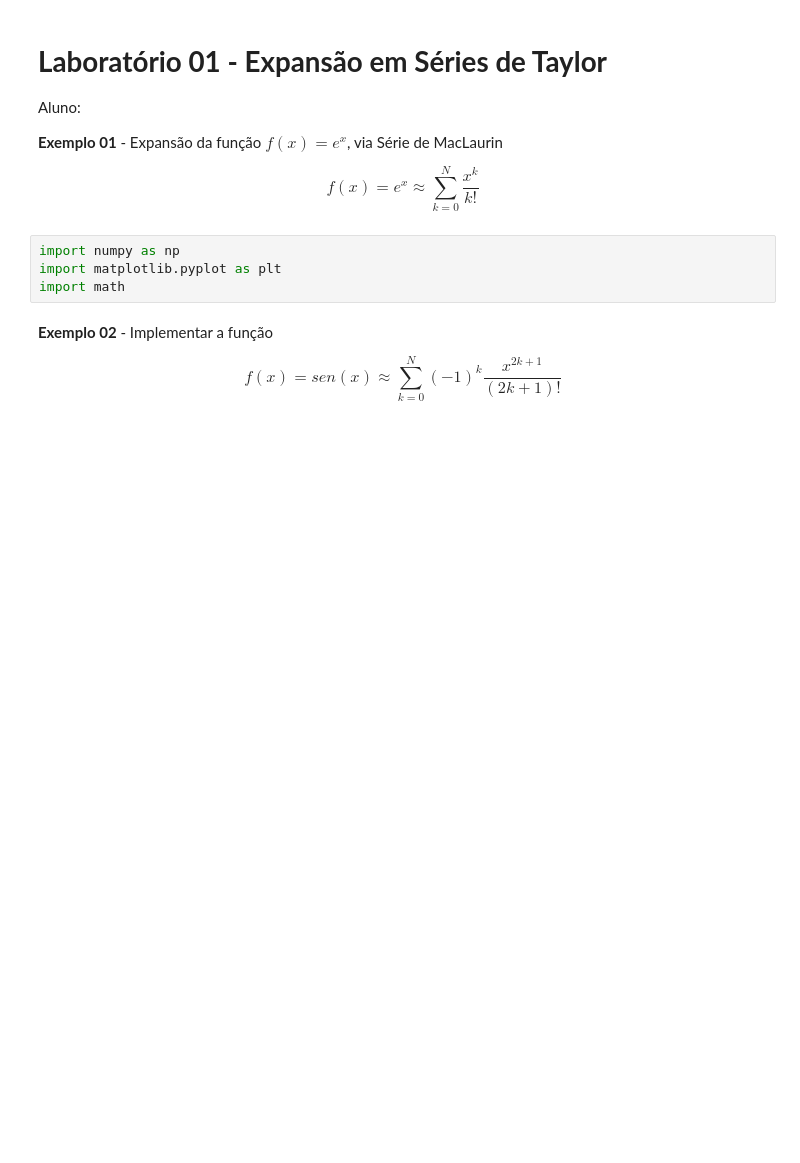
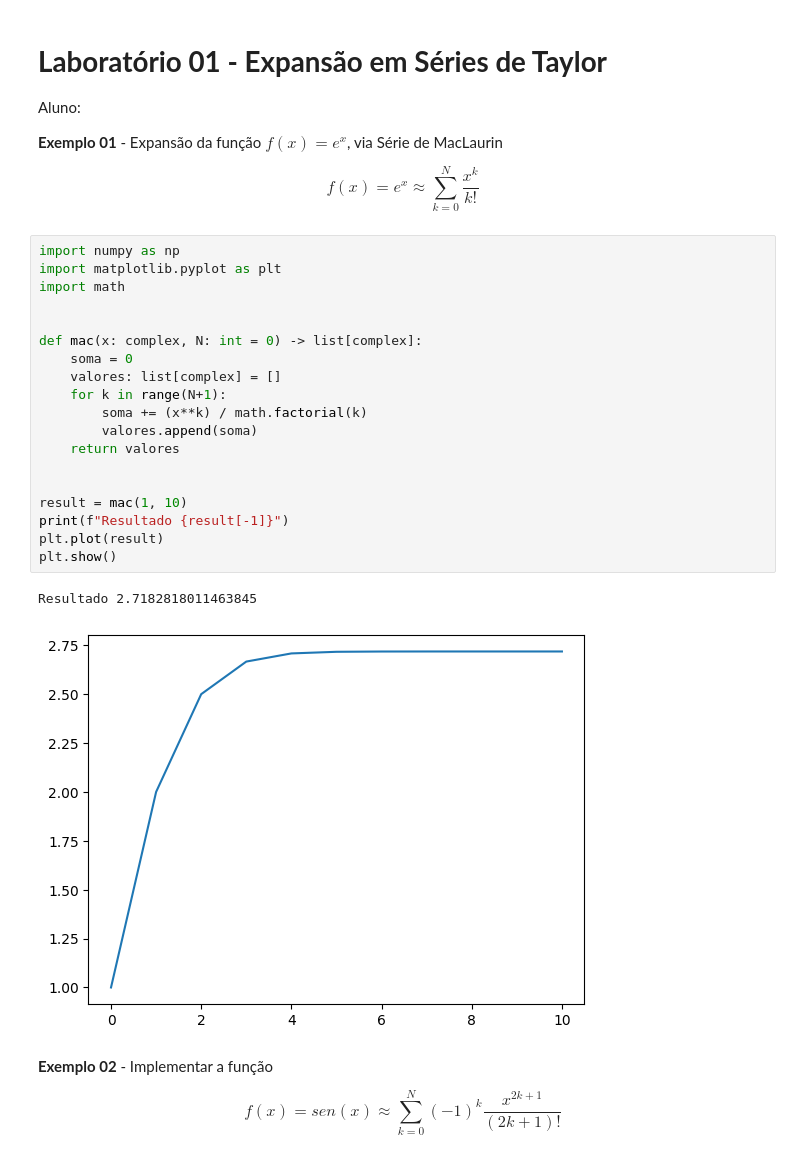
Before and after one commit to PedroNeto05/lab-CN, a Jupyter notebook: Lab_01.ipynb, the cells around one changed output. Saved outputs shown, nothing was run; the diff lists cells and outputs as text; blank space fills up the shorter version.

```diff
--- a/Lab_01.ipynb
+++ b/Lab_01.ipynb
@@ -8,10 +8,28 @@ Aluno:
 $$
 f(x) = e^x \approx \sum_{k=0}^{N}\frac{x^k}{k!}
 $$
-# %%
-import numpy as np
-import matplotlib.pyplot as plt
-import math
+# %%
+import numpy as np
+import matplotlib.pyplot as plt
+import math
+
+
+def mac(x: complex, N: int = 0) -> list[complex]:
+    soma = 0
+    valores: list[complex] = []
+    for k in range(N+1):
+        soma += (x**k) / math.factorial(k)
+        valores.append(soma)
+    return valores
+
+
+result = mac(1, 10)
+print(f"Resultado {result[-1]}")
+plt.plot(result)
+plt.show()
+# %% [output]
+Resultado 2.7182818011463845
+[figure, added]
 # %% [markdown]
 **Exemplo 02** - Implementar a função
 
```
Also changed, not shown: parts of 4 cells of this notebook, 2 other files.
